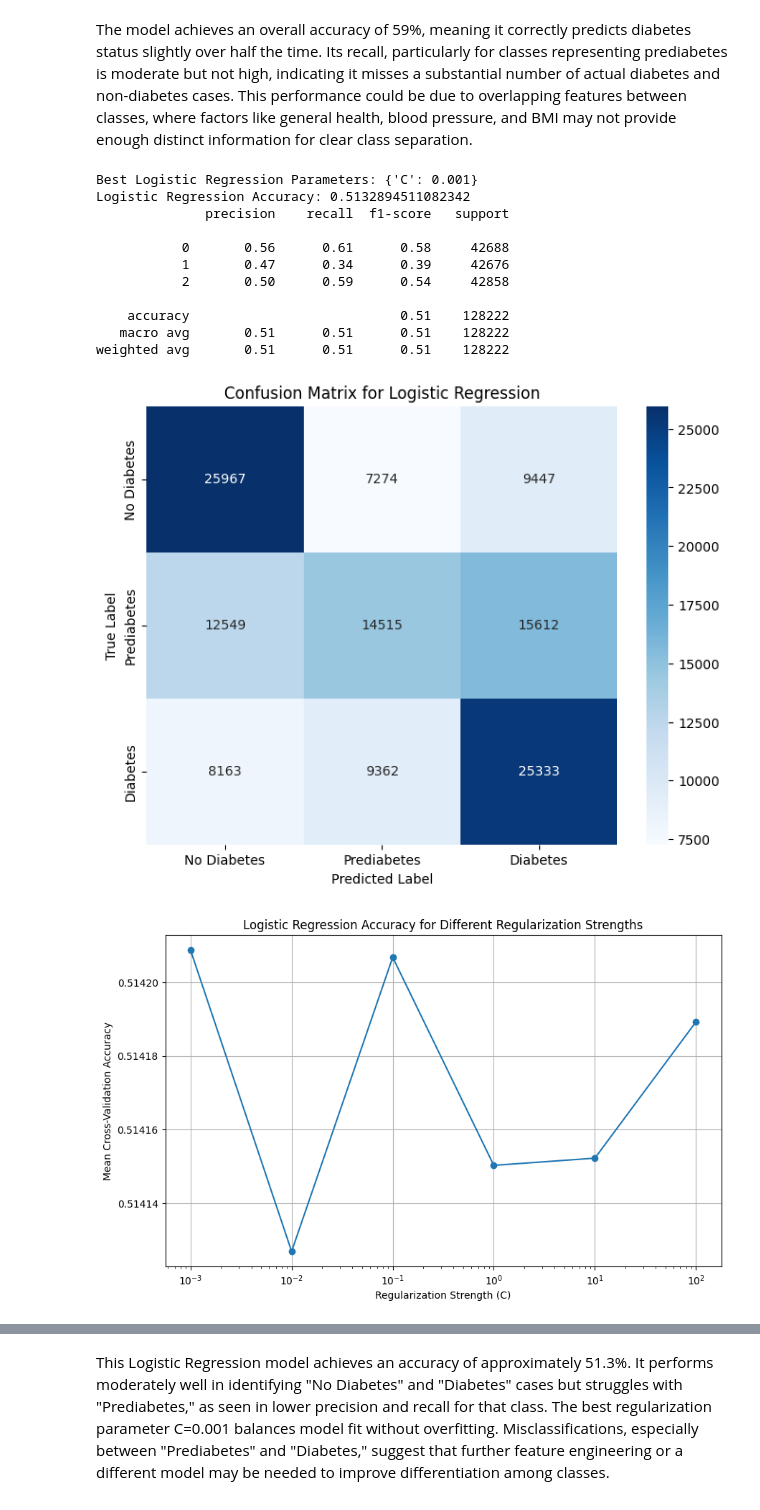
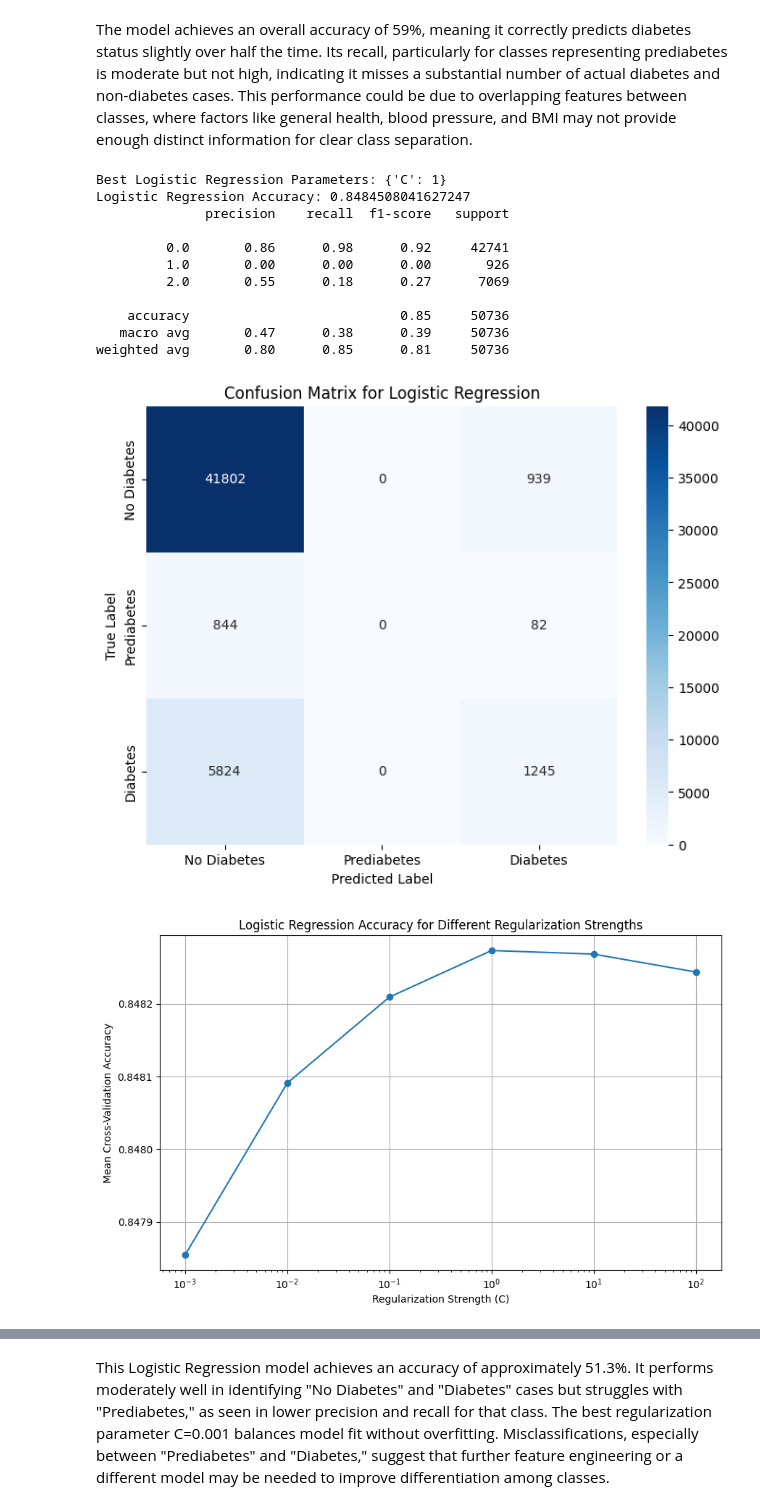
Before and after one commit to djordjeivanovic11/109a_project, a Jupyter notebook: new_project/milestone_new.ipynb, the cells around one changed output, grey strips where cells are left out. Saved outputs shown, nothing was run; the diff lists cells and outputs as text; code cells hidden in the pictures.

```diff
--- a/new_project/milestone_new.ipynb
+++ b/new_project/milestone_new.ipynb
@@ -625,49 +767,54 @@ KeyboardInterrupt:
 # %% [markdown]
 The model achieves an overall accuracy of 59%, meaning it correctly predicts diabetes status slightly over half the time. Its recall, particularly for classes representing prediabetes is moderate but not high, indicating it misses a substantial number of actual diabetes and non-diabetes cases. This performance could be due to overlapping features between classes, where factors like general health, blood pressure, and BMI may not provide enough distinct information for clear class separation.
 # %%
-X_train, X_test, y_train, y_test = train_test_split(X, y, test_size=0.2, random_state=42)
 logistic = LogisticRegression(max_iter=1000, random_state=42)
 
 param_grid = {'C': [0.001, 0.01, 0.1, 1, 10, 100]}
+
+# Grid search
 grid_search_logistic = GridSearchCV(logistic, param_grid, cv=5, scoring='accuracy')
-grid_search_logistic.fit(X_train, y_train)
+grid_search_logistic.fit(X_train_processed_df, y_train)
+
+# Best model and predictions
 best_logistic = grid_search_logistic.best_estimator_
-y_pred_logistic = best_logistic.predict(X_test)
+y_pred_logistic = best_logistic.predict(X_test_processed_df)
 
+# Results and confusion matrix
 print("Best Logistic Regression Parameters:", grid_search_logistic.best_params_)
 print("Logistic Regression Accuracy:", accuracy_score(y_test, y_pred_logistic))
 print(classification_report(y_test, y_pred_logistic))
 
 conf_matrix = confusion_matrix(y_test, y_pred_logistic)
+
 plt.figure(figsize=(8, 6))
 sns.heatmap(conf_matrix, annot=True, fmt="d", cmap="Blues", xticklabels=['No Diabetes', 'Prediabetes', 'Diabetes'],
             yticklabels=['No Diabetes', 'Prediabetes', 'Diabetes'])
 plt.xlabel('Predicted Label')
 plt.ylabel('True Label')
 plt.title('Confusion Matrix for Logistic Regression')
 plt.show()
 
 # Plot accuracy vs. regularization strength (C) for analysis
 accuracy_scores = grid_search_logistic.cv_results_['mean_test_score']
 plt.figure(figsize=(10, 6))
 plt.plot(param_grid['C'], accuracy_scores, marker='o', linestyle='-')
 plt.xscale('log')
 plt.xlabel('Regularization Strength (C)')
 plt.ylabel('Mean Cross-Validation Accuracy')
 plt.title('Logistic Regression Accuracy for Different Regularization Strengths')
 plt.grid(True)
 plt.show()
 # %% [output]
-Best Logistic Regression Parameters: {'C': 0.001}
-Logistic Regression Accuracy: 0.5132894511082342
+Best Logistic Regression Parameters: {'C': 1}
+Logistic Regression Accuracy: 0.8484508041627247
               precision    recall  f1-score   support
 
-           0       0.56      0.61      0.58     42688
-           1       0.47      0.34      0.39     42676
-           2       0.50      0.59      0.54     42858
+         0.0       0.86      0.98      0.92     42741
+         1.0       0.00      0.00      0.00       926
+         2.0       0.55      0.18      0.27      7069
 
-    accuracy                           0.51    128222
-   macro avg       0.51      0.51      0.51    128222
-weighted avg       0.51      0.51      0.51    128222
+    accuracy                           0.85     50736
+   macro avg       0.47      0.38      0.39     50736
+weighted avg       0.80      0.85      0.81     50736
-[figure, old version]
+[figure, new version]
-[figure, old version]
+[figure, new version]
```
Also changed, not shown: parts of 33 cells of this notebook, 2 other files.
